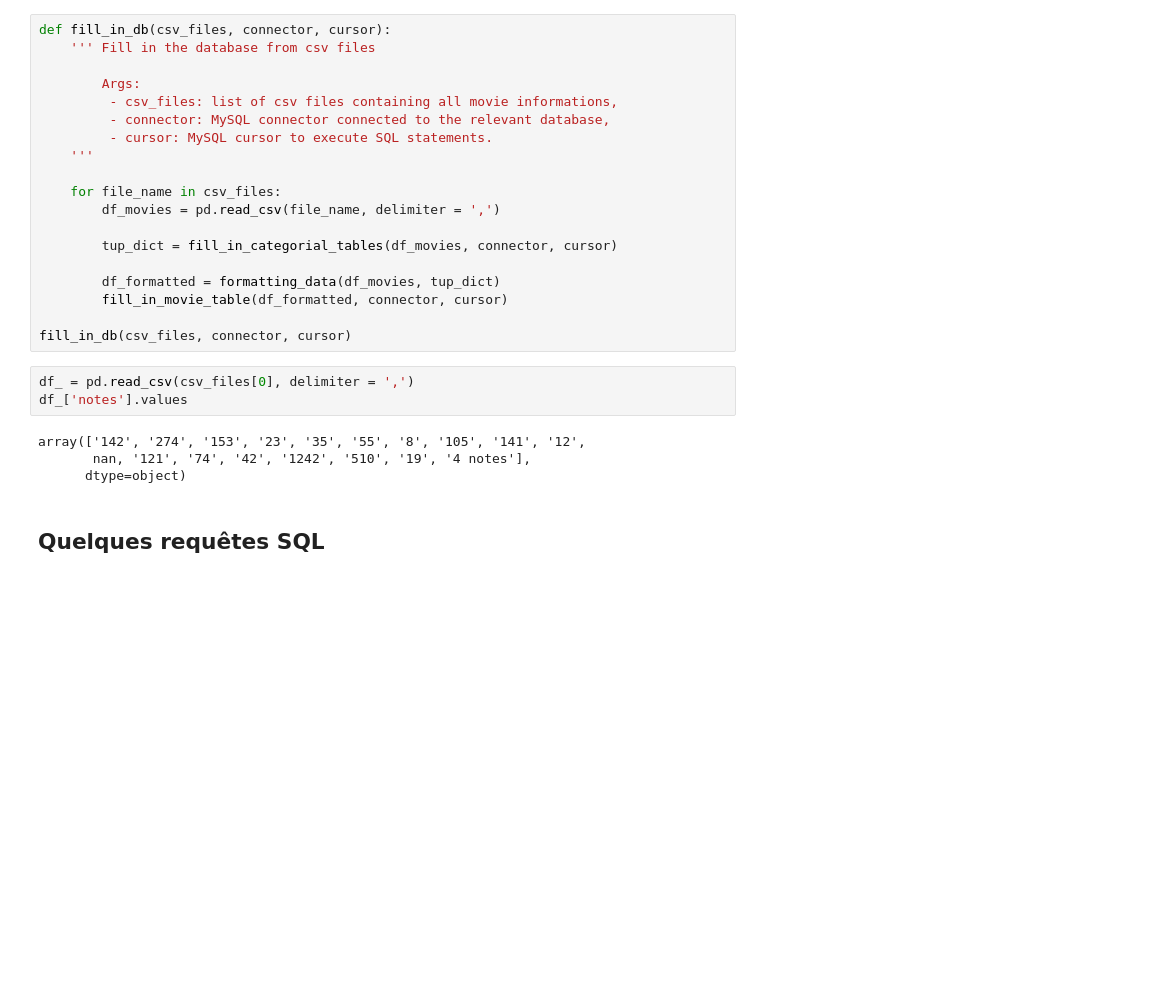
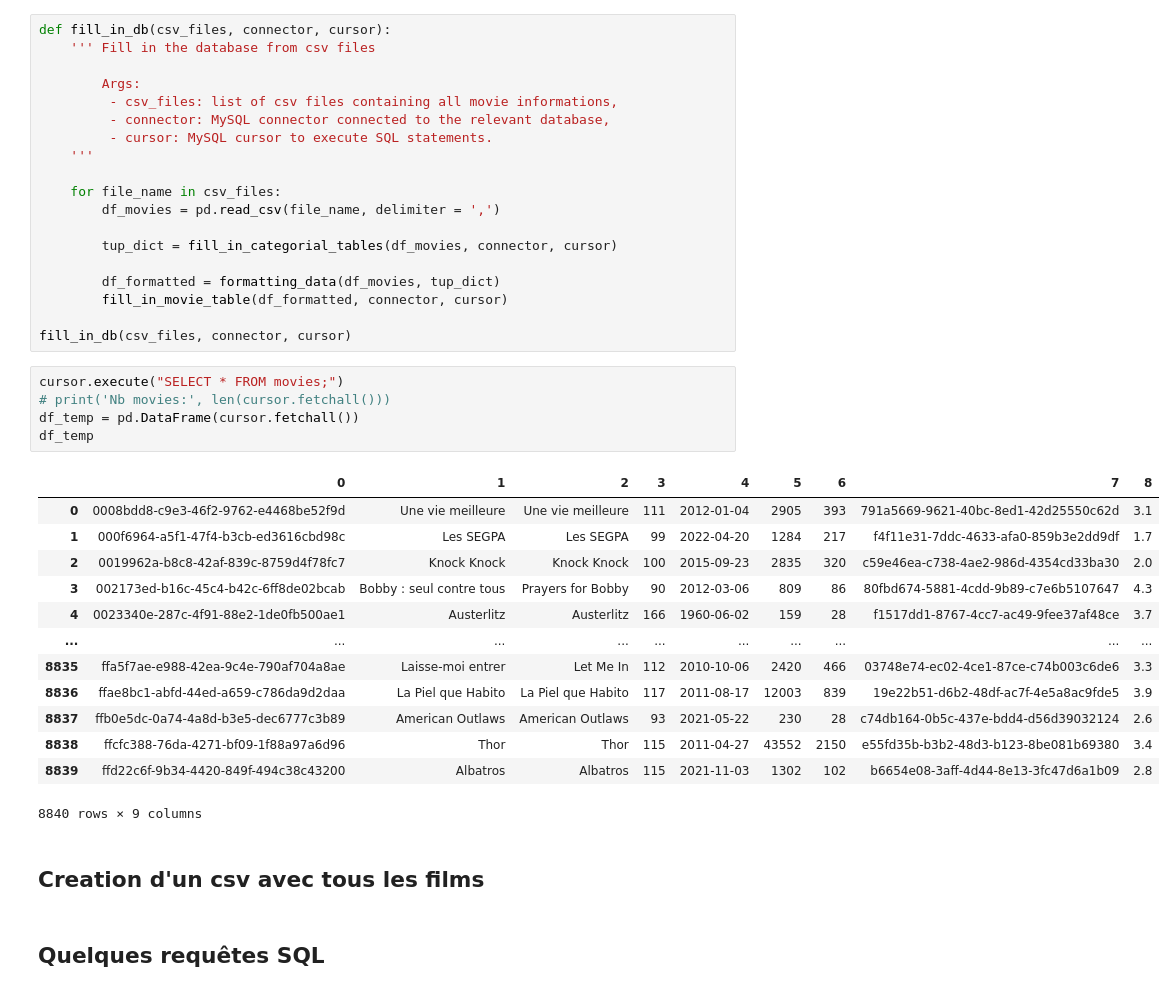
Before and after one commit to Franck-LF/projectBlock1, a Jupyter notebook: DBmovies.ipynb, the cells around one changed output. Saved outputs shown, nothing was run; the diff lists cells and outputs as text; blank space fills up the shorter version.

```diff
--- a/DBmovies.ipynb
+++ b/DBmovies.ipynb
@@ -507,13 +516,27 @@ def fill_in_db(csv_files, connector, cursor):
         fill_in_movie_table(df_formatted, connector, cursor)
 
 fill_in_db(csv_files, connector, cursor)
-# %%
-df_ = pd.read_csv(csv_files[0], delimiter = ',')
-df_['notes'].values
-# %% [output]
-array(['142', '274', '153', '23', '35', '55', '8', '105', '141', '12',
-       nan, '121', '74', '42', '1242', '510', '19', '4 notes'],
-      dtype=object)
+# %%
+cursor.execute("SELECT * FROM movies;")
+# print('Nb movies:', len(cursor.fetchall()))
+df_temp = pd.DataFrame(cursor.fetchall())
+df_temp
+# %% [output]
+|  | 0 | 1 | 2 | 3 | 4 | 5 | 6 | 7 | 8 |
+| 0 | 0008bdd8-c9e3-46f2-9762-e4468be52f9d | Une vie meilleure | Une vie meilleure | 111 | 2012-01-04 | 2905 | 393 | 791a5669-9621-40bc-8ed1-42d25550c62d | 3.1 |
+| 1 | 000f6964-a5f1-47f4-b3cb-ed3616cbd98c | Les SEGPA | Les SEGPA | 99 | 2022-04-20 | 1284 | 217 | f4f11e31-7ddc-4633-afa0-859b3e2dd9df | 1.7 |
+| 2 | 0019962a-b8c8-42af-839c-8759d4f78fc7 | Knock Knock | Knock Knock | 100 | 2015-09-23 | 2835 | 320 | c59e46ea-c738-4ae2-986d-4354cd33ba30 | 2.0 |
+| 3 | 002173ed-b16c-45c4-b42c-6ff8de02bcab | Bobby : seul contre tous | Prayers for Bobby | 90 | 2012-03-06 | 809 | 86 | 80fbd674-5881-4cdd-9b89-c7e6b5107647 | 4.3 |
+| 4 | 0023340e-287c-4f91-88e2-1de0fb500ae1 | Austerlitz | Austerlitz | 166 | 1960-06-02 | 159 | 28 | f1517dd1-8767-4cc7-ac49-9fee37af48ce | 3.7 |
+| ... | ... | ... | ... | ... | ... | ... | ... | ... | ... |
+| 8835 | ffa5f7ae-e988-42ea-9c4e-790af704a8ae | Laisse-moi entrer | Let Me In | 112 | 2010-10-06 | 2420 | 466 | 03748e74-ec02-4ce1-87ce-c74b003c6de6 | 3.3 |
+| 8836 | ffae8bc1-abfd-44ed-a659-c786da9d2daa | La Piel que Habito | La Piel que Habito | 117 | 2011-08-17 | 12003 | 839 | 19e22b51-d6b2-48df-ac7f-4e5a8ac9fde5 | 3.9 |
+| 8837 | ffb0e5dc-0a74-4a8d-b3e5-dec6777c3b89 | American Outlaws | American Outlaws | 93 | 2021-05-22 | 230 | 28 | c74db164-0b5c-437e-bdd4-d56d39032124 | 2.6 |
+| 8838 | ffcfc388-76da-4271-bf09-1f88a97a6d96 | Thor | Thor | 115 | 2011-04-27 | 43552 | 2150 | e55fd35b-b3b2-48d3-b123-8be081b69380 | 3.4 |
+| 8839 | ffd22c6f-9b34-4420-849f-494c38c43200 | Albatros | Albatros | 115 | 2021-11-03 | 1302 | 102 | b6654e08-3aff-4d44-8e13-3fc47d6a1b09 | 2.8 |
+8840 rows × 9 columns
+# %% [markdown]
+## **Creation d'un csv avec tous les films**
 # %% [markdown]
 ## **Quelques requêtes SQL**
 # %% [markdown]
```
Also changed, not shown: parts of 3 cells of this notebook, 4 other files.
